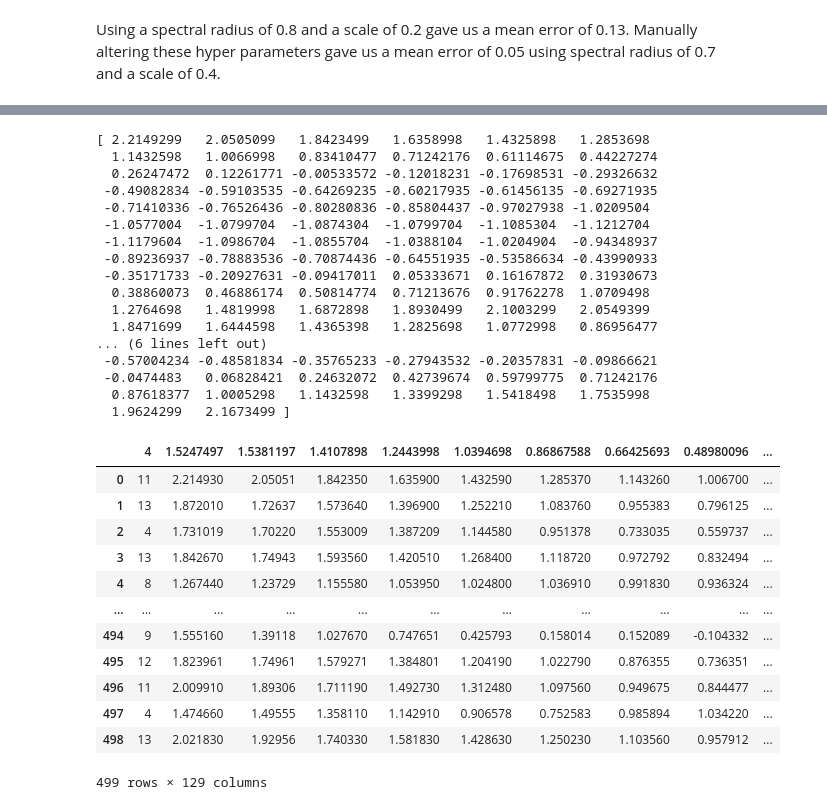
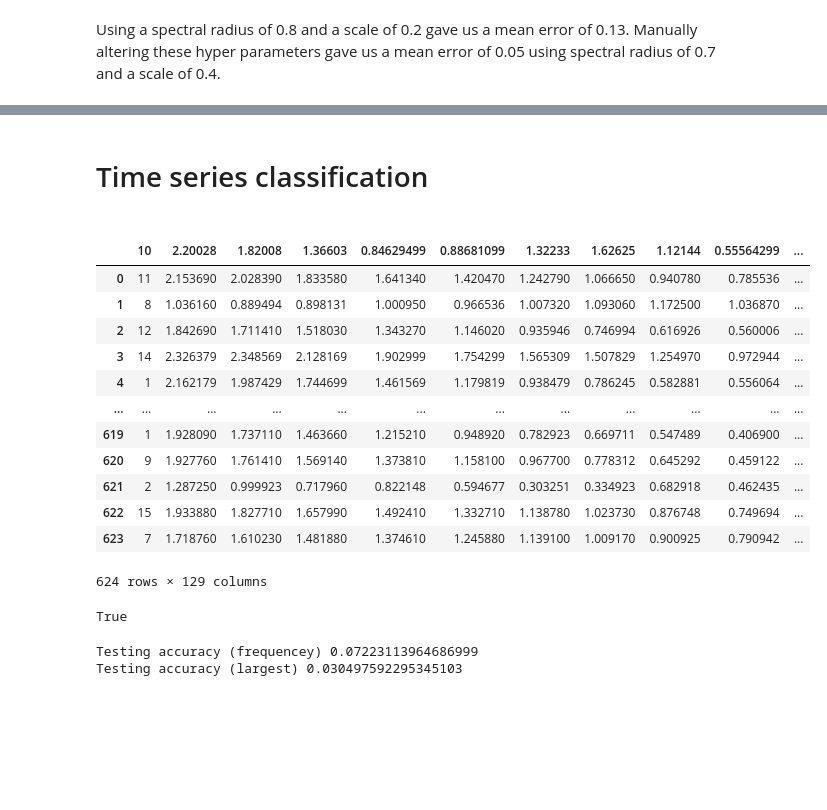
Before and after one commit to maxlengdell/D7041E, a Jupyter notebook: Labs/Lab3.ipynb, the cells around one changed output, grey strips where cells are left out. Drawn from its saved outputs; the diff is of its cells as text; code cells hidden in the pictures; blank space fills up the shorter version.

Commit message:
Got training acc, bat test acc

```diff
--- a/Labs/Lab3.ipynb
+++ b/Labs/Lab3.ipynb
@@ -265,42 +283,40 @@ Mean error 0.08690227547173741
+# %% [markdown]
+<h1>Time series classification<h1>
 # %%
 trainDF = pd.read_csv('SwedishLeaf/SwedishLeaf_Train.tsv', delimiter='\t')
 sl_tr_set = trainDF.values
 testDF = pd.read_csv('SwedishLeaf/SwedishLeaf_Test.tsv', delimiter='\t')
 sl_test_set = testDF.values
 
-for i in range(len(sl_tr_set)):
-    leaf = sl_tr_set[i][1:]
-    print(leaf)
-    break
-trainDF
+testDF
 # %% [output]
+|  | 10 | 2.20028 | 1.82008 | 1.36603 | 0.84629499 | 0.88681099 | 1.32233 | 1.62625 | 1.12144 | 0.55564299 | ... |
+| 0 | 11 | 2.153690 | 2.028390 | 1.833580 | 1.641340 | 1.420470 | 1.242790 | 1.066650 | 0.940780 | 0.785536 | ... |
+| 1 | 8 | 1.036160 | 0.889494 | 0.898131 | 1.000950 | 0.966536 | 1.007320 | 1.093060 | 1.172500 | 1.036870 | ... |
+| 2 | 12 | 1.842690 | 1.711410 | 1.518030 | 1.343270 | 1.146020 | 0.935946 | 0.746994 | 0.616926 | 0.560006 | ... |
+| 3 | 14 | 2.326379 | 2.348569 | 2.128169 | 1.902999 | 1.754299 | 1.565309 | 1.507829 | 1.254970 | 0.972944 | ... |
+| 4 | 1 | 2.162179 | 1.987429 | 1.744699 | 1.461569 | 1.179819 | 0.938479 | 0.786245 | 0.582881 | 0.556064 | ... |
+| ... | ... | ... | ... | ... | ... | ... | ... | ... | ... | ... | ... |
+| 619 | 1 | 1.928090 | 1.737110 | 1.463660 | 1.215210 | 0.948920 | 0.782923 | 0.669711 | 0.547489 | 0.406900 | ... |
+| 620 | 9 | 1.927760 | 1.761410 | 1.569140 | 1.373810 | 1.158100 | 0.967700 | 0.778312 | 0.645292 | 0.459122 | ... |
+| 621 | 2 | 1.287250 | 0.999923 | 0.717960 | 0.822148 | 0.594677 | 0.303251 | 0.334923 | 0.682918 | 0.462435 | ... |
+| 622 | 15 | 1.933880 | 1.827710 | 1.657990 | 1.492410 | 1.332710 | 1.138780 | 1.023730 | 0.876748 | 0.749694 | ... |
+| 623 | 7 | 1.718760 | 1.610230 | 1.481880 | 1.374610 | 1.245880 | 1.139100 | 1.009170 | 0.900925 | 0.790942 | ... |
-[ 2.2149299   2.0505099   1.8423499   1.6358998   1.4325898   1.2853698
-  1.1432598   1.0066998   0.83410477  0.71242176  0.61114675  0.44227274
-  0.26247472  0.12261771 -0.00533572 -0.12018231 -0.17698531 -0.29326632
- -0.49082834 -0.59103535 -0.64269235 -0.60217935 -0.61456135 -0.69271935
- -0.71410336 -0.76526436 -0.80280836 -0.85804437 -0.97027938 -1.0209504
- -1.0577004  -1.0799704  -1.0874304  -1.0799704  -1.1085304  -1.1212704
- -1.1179604  -1.0986704  -1.0855704  -1.0388104  -1.0204904  -0.94348937
- -0.89236937 -0.78883536 -0.70874436 -0.64551935 -0.53586634 -0.43990933
- -0.35171733 -0.20927631 -0.09417011  0.05333671  0.16167872  0.31930673
-  0.38860073  0.46886174  0.50814774  0.71213676  0.91762278  1.0709498
-  1.2764698   1.4819998   1.6872898   1.8930499   2.1003299   2.0549399
-  1.8471699   1.6444598   1.4365398   1.2825698   1.0772998   0.86956477
-... (6 lines left out)
- -0.57004234 -0.48581834 -0.35765233 -0.27943532 -0.20357831 -0.09866621
- -0.0474483   0.06828421  0.24632072  0.42739674  0.59799775  0.71242176
-  0.87618377  1.0005298   1.1432598   1.3399298   1.5418498   1.7535998
-  1.9624299   2.1673499 ]
+624 rows × 129 columns
-|  | 4 | 1.5247497 | 1.5381197 | 1.4107898 | 1.2443998 | 1.0394698 | 0.86867588 | 0.66425693 | 0.48980096 | ... |
-| 0 | 11 | 2.214930 | 2.05051 | 1.842350 | 1.635900 | 1.432590 | 1.285370 | 1.143260 | 1.006700 | ... |
-| 1 | 13 | 1.872010 | 1.72637 | 1.573640 | 1.396900 | 1.252210 | 1.083760 | 0.955383 | 0.796125 | ... |
-| 2 | 4 | 1.731019 | 1.70220 | 1.553009 | 1.387209 | 1.144580 | 0.951378 | 0.733035 | 0.559737 | ... |
-| 3 | 13 | 1.842670 | 1.74943 | 1.593560 | 1.420510 | 1.268400 | 1.118720 | 0.972792 | 0.832494 | ... |
-| 4 | 8 | 1.267440 | 1.23729 | 1.155580 | 1.053950 | 1.024800 | 1.036910 | 0.991830 | 0.936324 | ... |
-| ... | ... | ... | ... | ... | ... | ... | ... | ... | ... | ... |
-| 494 | 9 | 1.555160 | 1.39118 | 1.027670 | 0.747651 | 0.425793 | 0.158014 | 0.152089 | -0.104332 | ... |
-| 495 | 12 | 1.823961 | 1.74961 | 1.579271 | 1.384801 | 1.204190 | 1.022790 | 0.876355 | 0.736351 | ... |
-| 496 | 11 | 2.009910 | 1.89306 | 1.711190 | 1.492730 | 1.312480 | 1.097560 | 0.949675 | 0.844477 | ... |
-| 497 | 4 | 1.474660 | 1.49555 | 1.358110 | 1.142910 | 0.906578 | 0.752583 | 0.985894 | 1.034220 | ... |
-| 498 | 13 | 2.021830 | 1.92956 | 1.740330 | 1.581830 | 1.428630 | 1.250230 | 1.103560 | 0.957912 | ... |
-499 rows × 129 columns
+# %%
+res_size = 800 #800 neurons in the reservoir
+scale = 0.25
+weight_in = np.random.uniform(-1,1,(res_size,2))*scale
+bias = 1
+p = 0.99
+weight_res = np.random.uniform(-1,1,(res_size,res_size))*scale
+
+#Reservoir weight config
+eg_val1 = np.abs(np.linalg.eigvals(weight_res))
+weight_res = weight_res/(max(eg_val1))*p
+
+eg_val2 = np.linalg.eigvals(weight_res)
+
+print(np.real(max(eg_val2))<= p+0.01)
+# %% [output]
+True
@@ -306,0 +420,5 @@ trainDF
+# %%
+y_targets, ys = testESN(sl_test_set, x, y, weight_out, weight_back, weight_res, weight_in)
+# %% [output]
+Testing accuracy (frequencey) 0.07223113964686999
+Testing accuracy (largest) 0.030497592295345103
```
Also changed, not shown: parts of 9 cells of this notebook.
